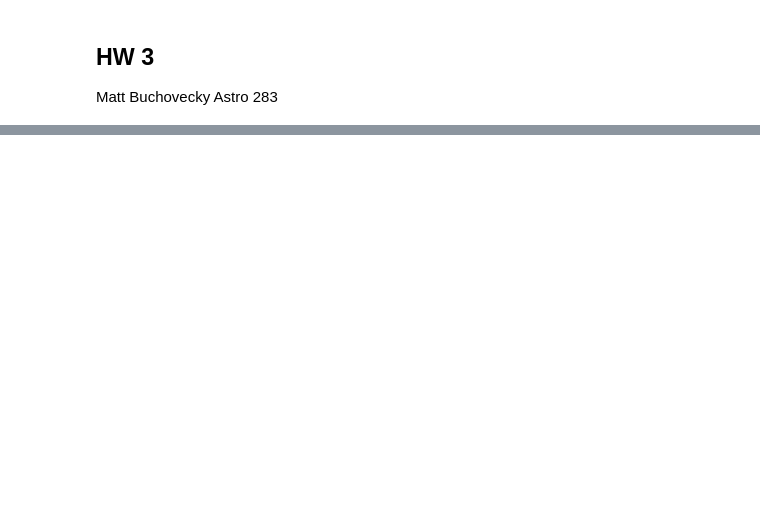
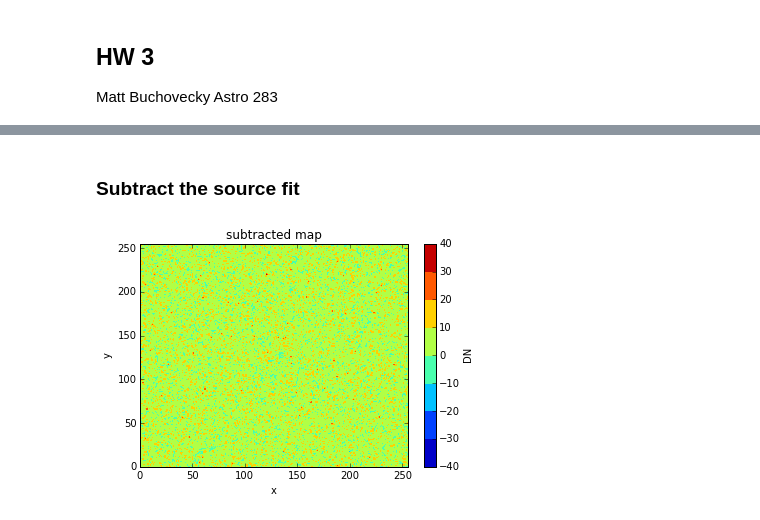
Before and after one commit to mbuchove/notebook-wurk-b, a Jupyter notebook: stats/astro283_hw3.ipynb, the cells around one changed output, grey strips where cells are left out. Saved outputs shown, nothing was run; the diff lists cells and outputs as text; code cells hidden in the pictures; blank space fills up the shorter version.

```diff
--- a/stats/astro283_hw3.ipynb
+++ b/stats/astro283_hw3.ipynb
@@ -73,0 +202,11 @@ print(p_cov)
+# %% [markdown]
+<h3>Subtract the source fit</h3>
+# %%
+blank_sky = star_data - symm_2d_gaussian((x_arr,y_arr), *p_opt)
+contour = pyplot.contourf(blank_sky, edgecolors='face')
+pyplot.xlabel('x')
+pyplot.ylabel('y')
+pyplot.title("subtracted map")
+cbar = pyplot.colorbar(label='DN')
+# %% [output]
+[figure, added]
```
Also changed, not shown: parts of 22 cells of this notebook.
